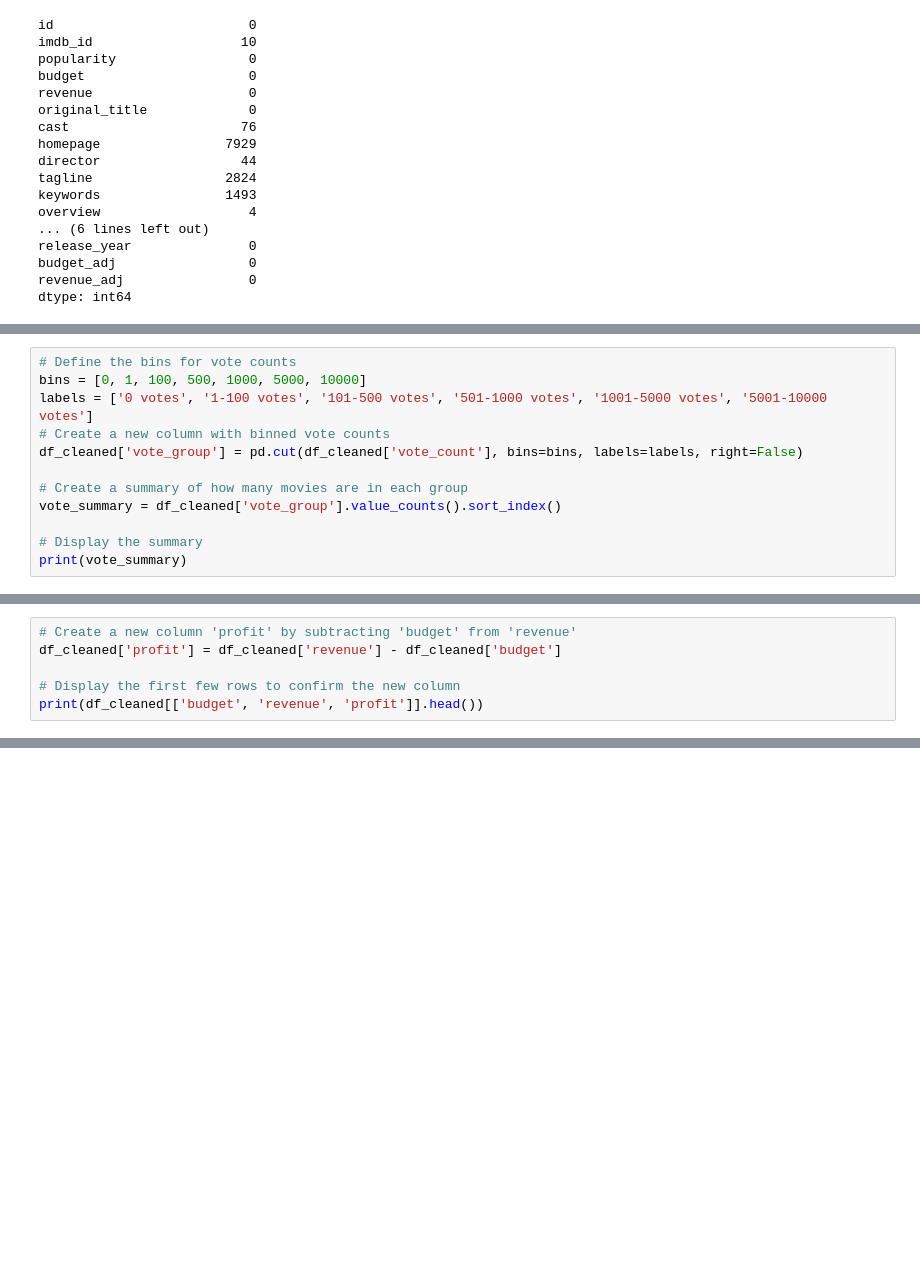
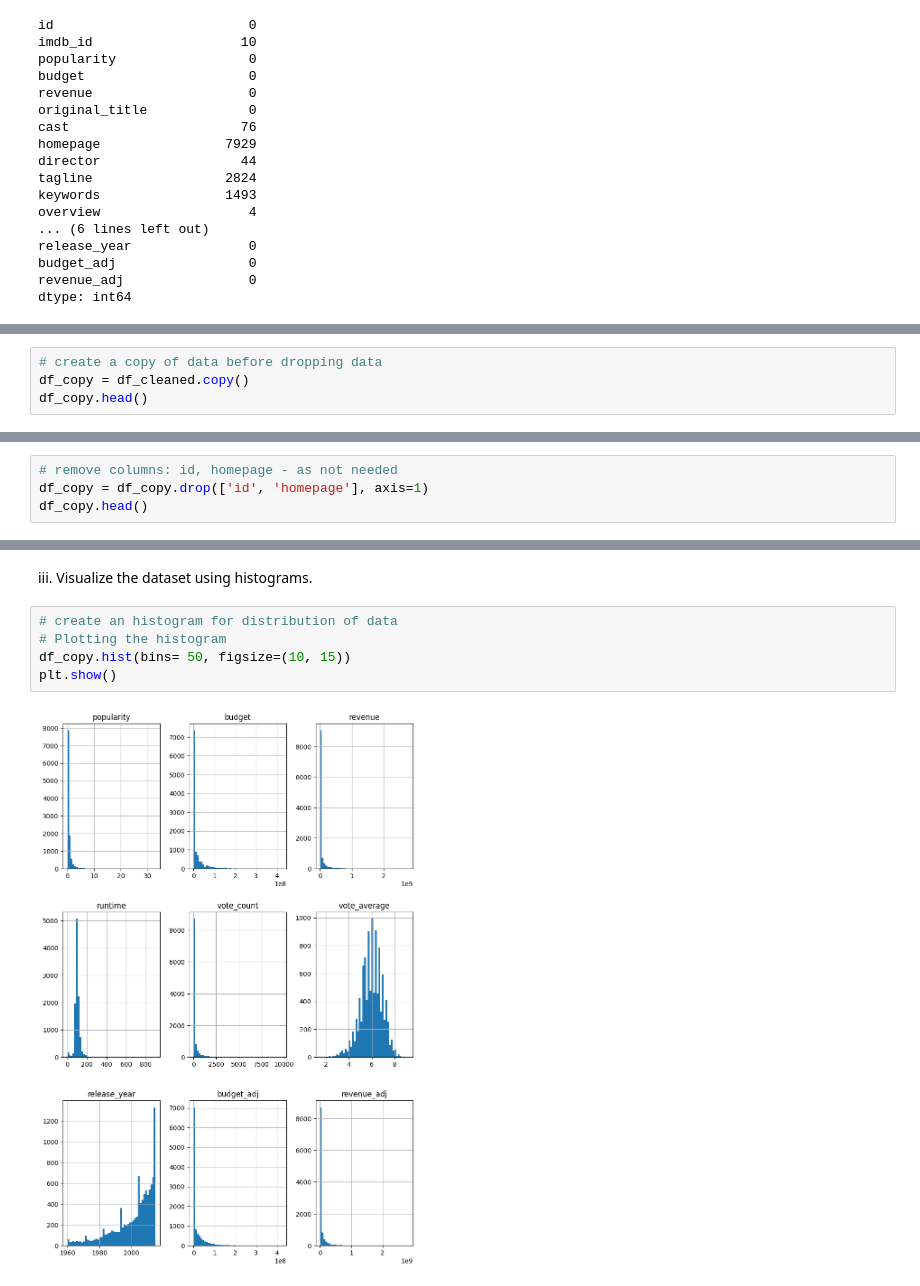
Before and after one commit to ktrosewood/Analysis-of-Movies-Assignment_2-, a Jupyter notebook: Analysis_2_virtual_env.ipynb, the cells around one changed output, grey strips where cells are left out. Saved outputs shown, nothing was run; the diff lists cells and outputs as text; blank space fills up the shorter version.

```diff
--- a/Analysis_2_virtual_env.ipynb
+++ b/Analysis_2_virtual_env.ipynb
@@ -132,12 +156,0 @@ plt.show()
-# %%
-# Define the bins for vote counts
-bins = [0, 1, 100, 500, 1000, 5000, 10000]
-labels = ['0 votes', '1-100 votes', '101-500 votes', '501-1000 votes', '1001-5000 votes', '5001-10000 votes']
-# Create a new column with binned vote counts
-df_cleaned['vote_group'] = pd.cut(df_cleaned['vote_count'], bins=bins, labels=labels, right=False)
-
-# Create a summary of how many movies are in each group
-vote_summary = df_cleaned['vote_group'].value_counts().sort_index()
-
-# Display the summary
-print(vote_summary)
@@ -157,6 +156,0 @@ Name: count, dtype: int64
-# %%
-# Create a new column 'profit' by subtracting 'budget' from 'revenue'
-df_cleaned['profit'] = df_cleaned['revenue'] - df_cleaned['budget']
-
-# Display the first few rows to confirm the new column
-print(df_cleaned[['budget', 'revenue', 'profit']].head())
@@ -329,0 +157,4 @@ filtered_top_10_movies = top_10_movies[variables_to_keep]
+# %%
+# create a copy of data before dropping data
+df_copy = df_cleaned.copy()
+df_copy.head()
@@ -329,0 +169,4 @@ filtered_top_10_movies = top_10_movies[variables_to_keep]
+# %%
+# remove columns: id, homepage - as not needed
+df_copy = df_copy.drop(['id', 'homepage'], axis=1)
+df_copy.head()
@@ -329,0 +210,9 @@ filtered_top_10_movies = top_10_movies[variables_to_keep]
+# %% [markdown]
+iii. Visualize the dataset using histograms.
+# %%
+# create an histogram for distribution of data
+# Plotting the histogram
+df_copy.hist(bins= 50, figsize=(10, 15))
+plt.show()
+# %% [output]
+[figure, added]
```
Also changed, not shown: parts of 91 cells of this notebook.
